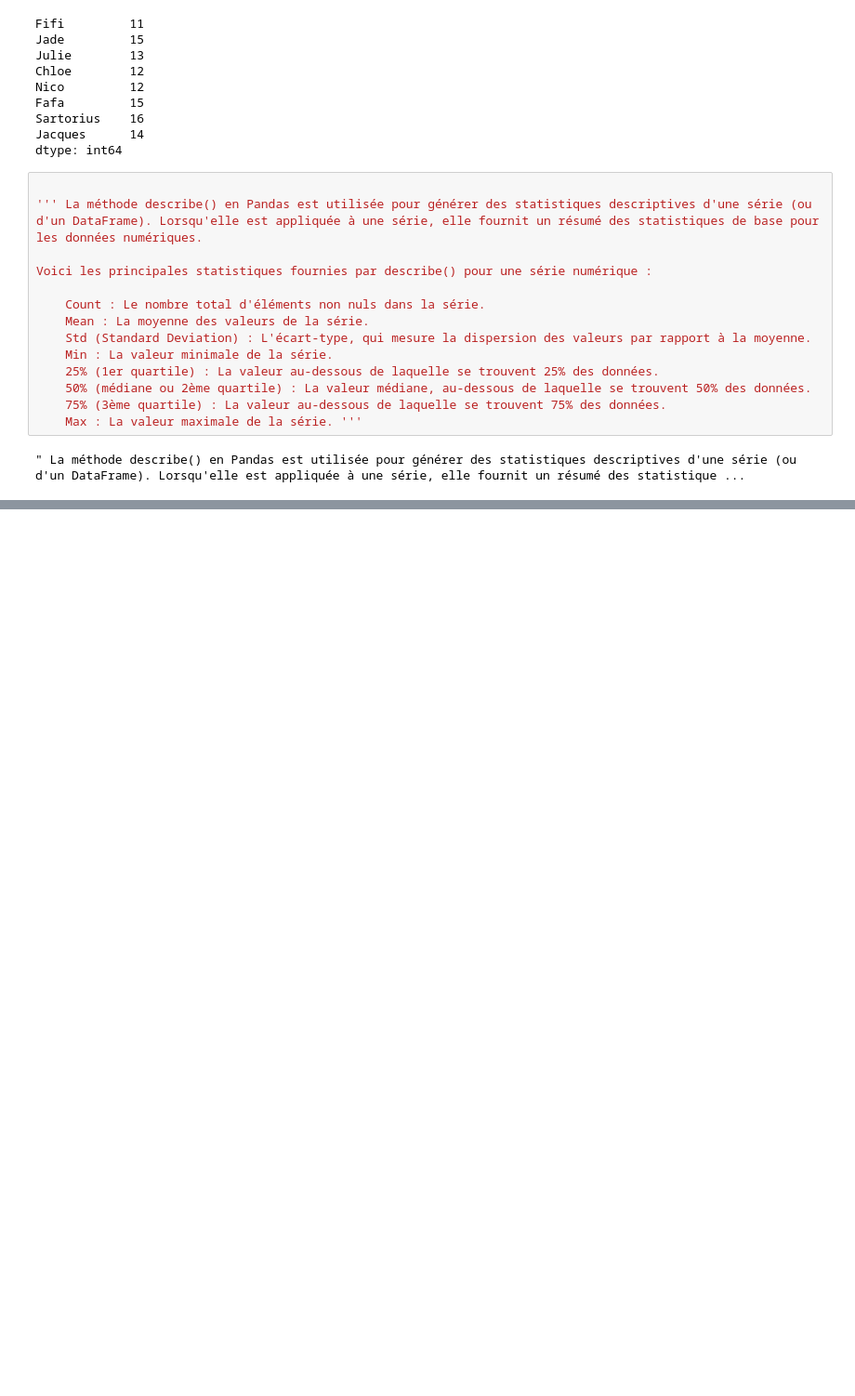
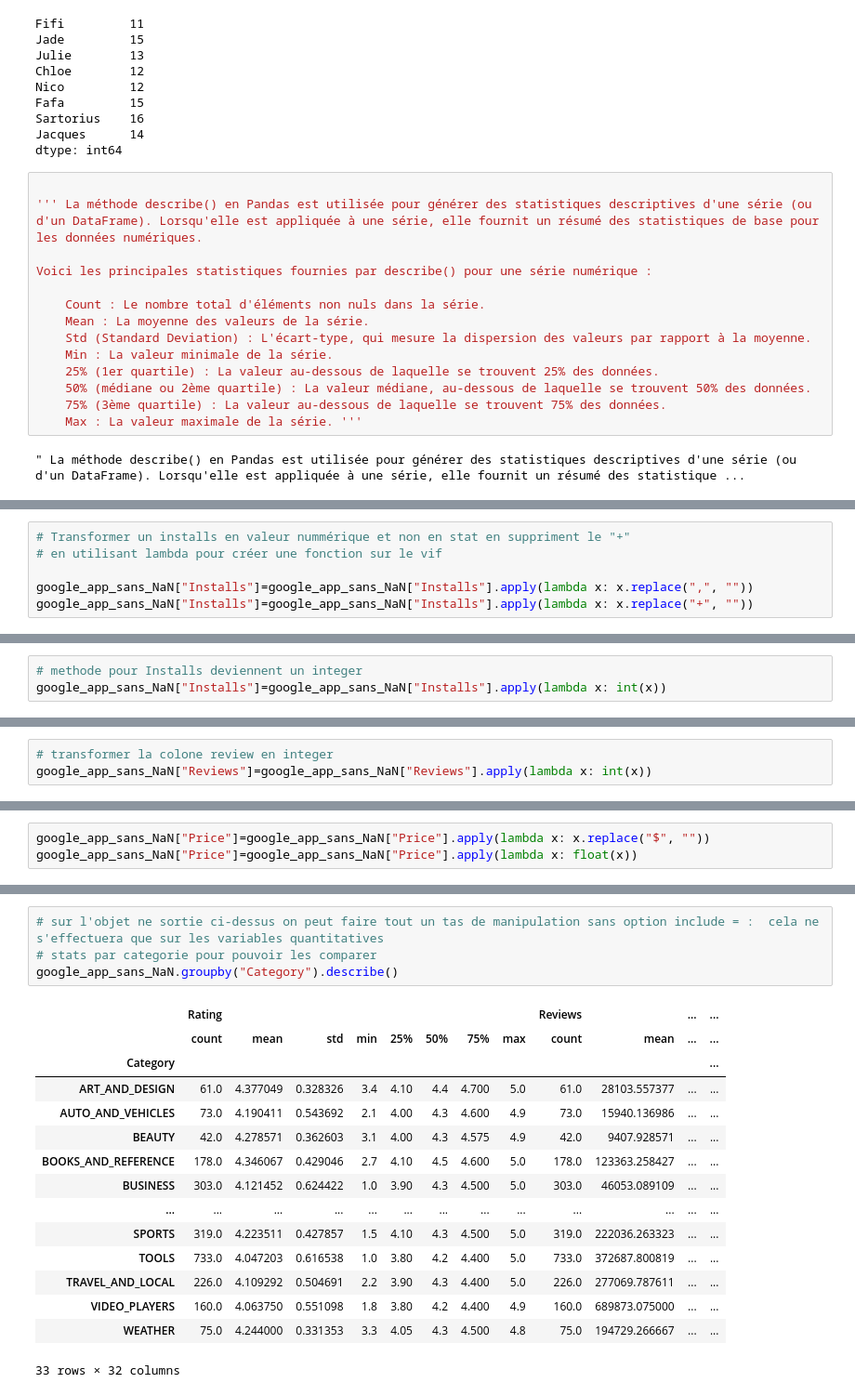
Before and after one commit to Cecile-29/Cours_Python_pour_la_data_science, a Jupyter notebook: Les_bases_de_Pyhton_les_dataframes.ipynb, the cells around one changed output, grey strips where cells are left out. Shown at 93% size. Cells and saved outputs as stored; diff of their text form; blank space fills up the shorter version.

Commit message:
push note book Les_bases_de_Pyhton_les_dataframes.ipynb

```diff
--- a/Les_bases_de_Pyhton_les_dataframes.ipynb
+++ b/Les_bases_de_Pyhton_les_dataframes.ipynb
@@ -69,0 +570,6 @@ serie[2]
+# %%
+# Transformer un installs en valeur nummérique et non en stat en suppriment le "+"
+# en utilisant lambda pour créer une fonction sur le vif
+
+google_app_sans_NaN["Installs"]=google_app_sans_NaN["Installs"].apply(lambda x: x.replace(",", ""))
+google_app_sans_NaN["Installs"]=google_app_sans_NaN["Installs"].apply(lambda x: x.replace("+", ""))
@@ -69,0 +634,3 @@ serie[2]
+# %%
+# methode pour Installs deviennent un integer
+google_app_sans_NaN["Installs"]=google_app_sans_NaN["Installs"].apply(lambda x: int(x))
@@ -69,0 +681,3 @@ serie[2]
+# %%
+# transformer la colone review en integer
+google_app_sans_NaN["Reviews"]=google_app_sans_NaN["Reviews"].apply(lambda x: int(x))
@@ -69,0 +821,3 @@ serie[2]
+# %%
+google_app_sans_NaN["Price"]=google_app_sans_NaN["Price"].apply(lambda x: x.replace("$", ""))
+google_app_sans_NaN["Price"]=google_app_sans_NaN["Price"].apply(lambda x: float(x))
@@ -69,0 +851,20 @@ serie[2]
+# %%
+# sur l'objet ne sortie ci-dessus on peut faire tout un tas de manipulation sans option include = :  cela ne s'effectuera que sur les variables quantitatives
+# stats par categorie pour pouvoir les comparer
+google_app_sans_NaN.groupby("Category").describe()
+# %% [output]
+|  | Rating |  |  |  |  |  |  |  | Reviews |  | ... | ... |
+|  | count | mean | std | min | 25% | 50% | 75% | max | count | mean | ... | ... |
+| Category |  |  |  |  |  |  |  |  |  |  |  | ... |
+| ART_AND_DESIGN | 61.0 | 4.377049 | 0.328326 | 3.4 | 4.10 | 4.4 | 4.700 | 5.0 | 61.0 | 28103.557377 | ... | ... |
+| AUTO_AND_VEHICLES | 73.0 | 4.190411 | 0.543692 | 2.1 | 4.00 | 4.3 | 4.600 | 4.9 | 73.0 | 15940.136986 | ... | ... |
+| BEAUTY | 42.0 | 4.278571 | 0.362603 | 3.1 | 4.00 | 4.3 | 4.575 | 4.9 | 42.0 | 9407.928571 | ... | ... |
+| BOOKS_AND_REFERENCE | 178.0 | 4.346067 | 0.429046 | 2.7 | 4.10 | 4.5 | 4.600 | 5.0 | 178.0 | 123363.258427 | ... | ... |
+| BUSINESS | 303.0 | 4.121452 | 0.624422 | 1.0 | 3.90 | 4.3 | 4.500 | 5.0 | 303.0 | 46053.089109 | ... | ... |
+| ... | ... | ... | ... | ... | ... | ... | ... | ... | ... | ... | ... | ... |
+| SPORTS | 319.0 | 4.223511 | 0.427857 | 1.5 | 4.10 | 4.3 | 4.500 | 5.0 | 319.0 | 222036.263323 | ... | ... |
+| TOOLS | 733.0 | 4.047203 | 0.616538 | 1.0 | 3.80 | 4.2 | 4.400 | 5.0 | 733.0 | 372687.800819 | ... | ... |
+| TRAVEL_AND_LOCAL | 226.0 | 4.109292 | 0.504691 | 2.2 | 3.90 | 4.3 | 4.400 | 5.0 | 226.0 | 277069.787611 | ... | ... |
+| VIDEO_PLAYERS | 160.0 | 4.063750 | 0.551098 | 1.8 | 3.80 | 4.2 | 4.400 | 4.9 | 160.0 | 689873.075000 | ... | ... |
+| WEATHER | 75.0 | 4.244000 | 0.331353 | 3.3 | 4.05 | 4.3 | 4.500 | 4.8 | 75.0 | 194729.266667 | ... | ... |
+33 rows × 32 columns
```
Also changed, not shown: parts of 71 cells of this notebook.
